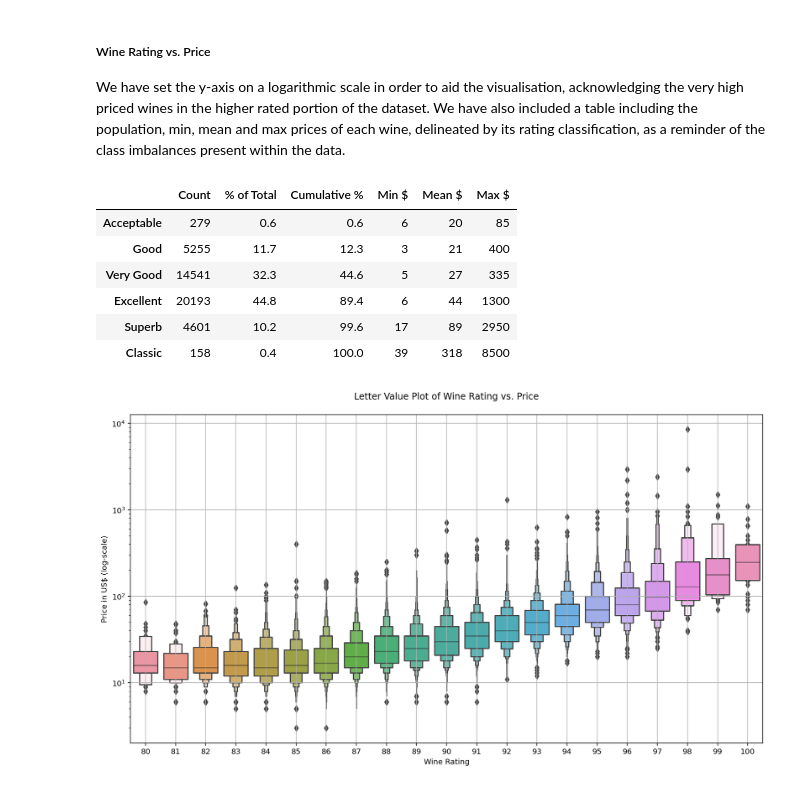
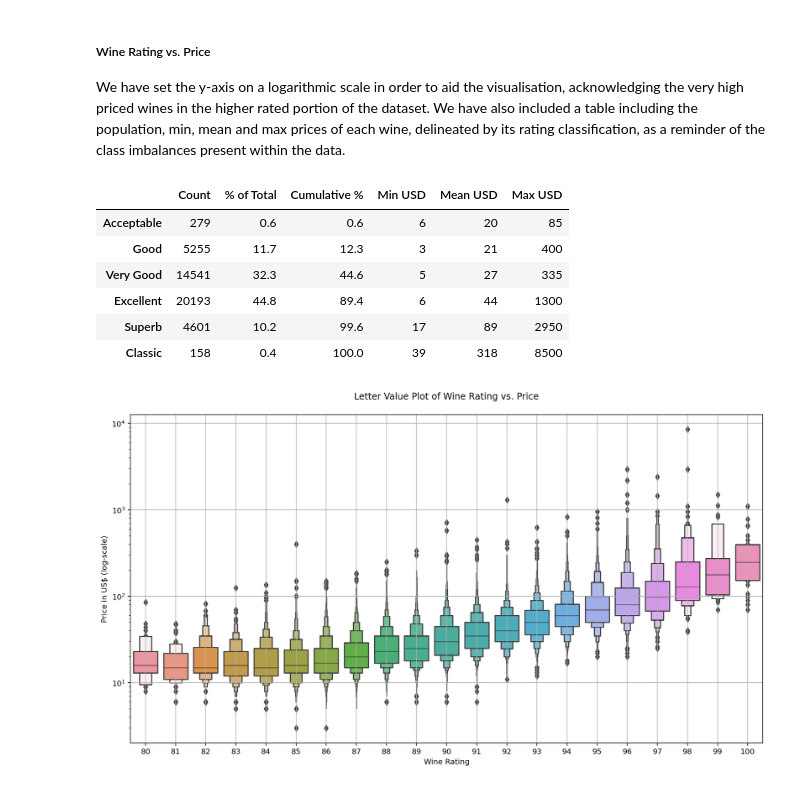
Before and after one commit to jelodge/GeneralAssemblyCapstone, a Jupyter notebook: Predicting_Wine_Prices.ipynb, the cells around one changed output. Saved outputs shown, nothing was run; the diff lists cells and outputs as text; code cells hidden in the pictures.

```diff
--- a/Predicting_Wine_Prices.ipynb
+++ b/Predicting_Wine_Prices.ipynb
@@ -964,19 +965,19 @@ We have set the y-axis on a logarithmic scale in order to aid the visualisation,
 # %%
 classifications = ['Acceptable','Good','Very Good','Excellent','Superb','Classic']
 
 # Instantiate a DataFrame object
 class_populations = pd.DataFrame()
 
 class_populations['Count']        = wine['classification'].value_counts().loc[classifications]
 class_populations['% of Total']   = round(100*class_populations['Count']/class_populations['Count'].sum(),1)
 class_populations['Cumulative %'] = class_populations['% of Total'].cumsum()
-class_populations['Min $']        = wine.groupby('classification')['price'].min().astype(int)
-class_populations['Mean $']       = wine.groupby('classification')['price'].mean().astype(int)
-class_populations['Max $']        = wine.groupby('classification')['price'].max().astype(int)
+class_populations['Min USD']        = wine.groupby('classification')['price'].min().astype(int)
+class_populations['Mean USD']       = wine.groupby('classification')['price'].mean().astype(int)
+class_populations['Max USD']        = wine.groupby('classification')['price'].max().astype(int)
 
 class_populations.head(6)
 # %% [output]
-|  | Count | % of Total | Cumulative % | Min $ | Mean $ | Max $ |
+|  | Count | % of Total | Cumulative % | Min USD | Mean USD | Max USD |
 | Acceptable | 279 | 0.6 | 0.6 | 6 | 20 | 85 |
 | Good | 5255 | 11.7 | 12.3 | 3 | 21 | 400 |
 | Very Good | 14541 | 32.3 | 44.6 | 5 | 27 | 335 |
```
Also changed, not shown: parts of 50 cells of this notebook, 7 other files.
